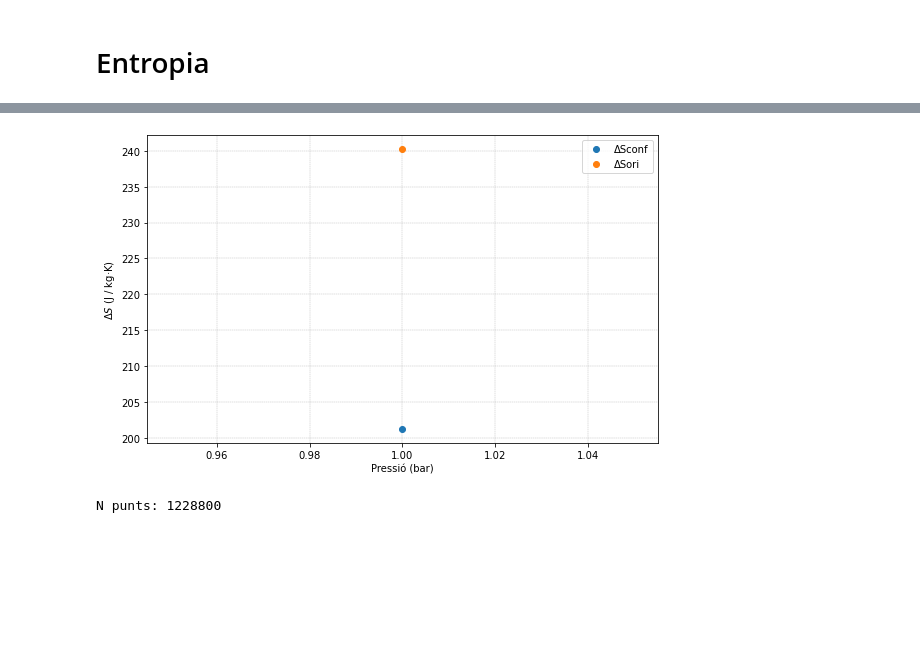
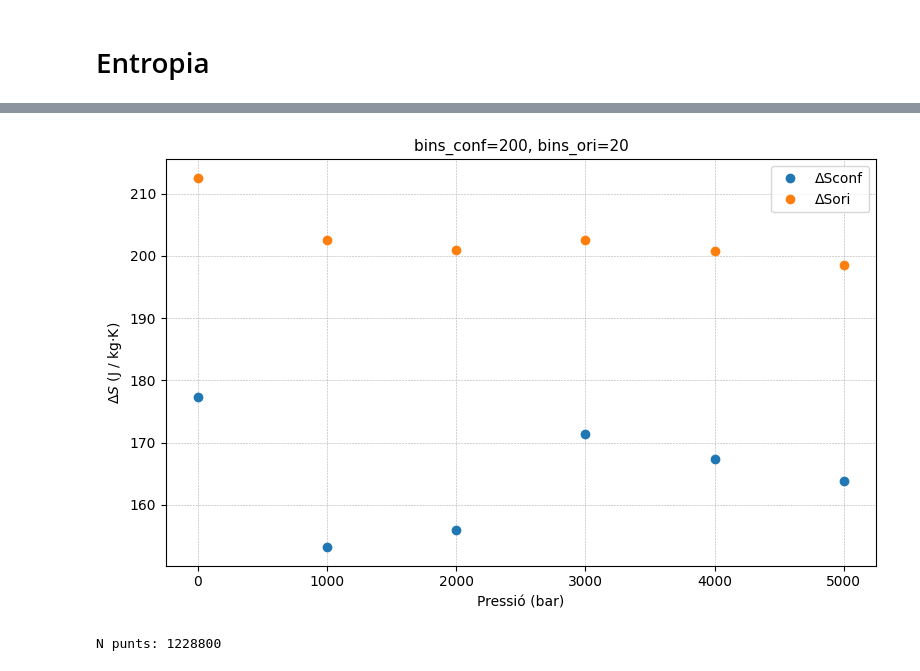
Before and after one commit to aressanu/ENTROPIES-25, a Jupyter notebook: PE.ipynb, the cells around one changed output, grey strips where cells are left out. Drawn from its saved outputs; the diff is of its cells as text; code cells hidden in the pictures; blank space fills up the shorter version.

```diff
--- a/PE.ipynb
+++ b/PE.ipynb
@@ -126,7 +127,7 @@ if (mac / "Desktop/doc/NPG").exists():
     print(f"BASE: MAC")
 else:
     BASE = "/home/aressanuy/Desktop/doc/pentaeritritol"
-    NOU  = f"{BASE}/P0/angula"
+    NOU  = f"{BASE}/filesang/"
     print(f"BASE: UPC")
 
 # ==================================================
@@ -134,11 +135,11 @@ else:
 # ==================================================
 parelles = {
     1:    (475, 480),
-    1000: (375, 380),
-    2000: (390, 395),
-    3000: (395, 400),
-    4000: (410, 415),
-    5000: (415, 420),
+    1000: (485, 490),
+    2000: (495, 500),
+    3000: (510, 515),
+    4000: (515, 520),
+    5000: (525, 530),
 }
 
 def nou_abans(P):
@@ -154,8 +155,8 @@ BASE: MAC
 # CONSTANTS I CODIS
 # =========================
 k      = 1.380649e-23
-mmol   = 0.120147       # kg/mol
-nmol   = 512
+mmol   = 0.13615       # kg/mol
+nmol   = 1024
 NA     = 6.02214076e23
 massa  = mmol/ NA   # kg (massa molecula del sistema)
 
@@ -277,37 +278,59 @@ def entropy_ori(fname, bins=100):
     Stot = Sthphi + Sthpsi + Sphipsi - Sth - Sphi - Spsi
     return Stot / massa , p
 # %%
-resultats = []
+def analitza_entropy(parelles, nou_abans, nou_despres, bins1=200, bins2=50):
+    """
+    Calcula ΔSconf, ΔSori i ΔStotal per a cada pressió,
+    mostra una taula formatada i fa el plot.
+    """
+    resultats = []
 
-parelles2 = [1]
+    for P in parelles:
+        Sc1 = entropy_conf(nou_abans(P), bins=bins1)[0]
+        Sc2 = entropy_conf(nou_despres(P), bins=bins1)[0]
+        So1 = entropy_ori(nou_abans(P), bins=bins2)[0]
+        So2 = entropy_ori(nou_despres(P), bins=bins2)[0]
 
-for P in parelles2:
-    Sc = -entropy_conf(nou_abans(P), bins=200)[0] + entropy_conf(nou_despres(P), bins=200)[0]
-    Sc1 = entropy_conf(nou_abans(P), bins=200)[0]
-    Sc2 = entropy_conf(nou_despres(P), bins=200)[0]
-    So = -entropy_ori(nou_abans(P), bins=20)[0] + entropy_ori(nou_despres(P), bins=20)[0]
-    So1 = entropy_ori(nou_abans(P), bins=20)[0]
-    So2 = entropy_ori(nou_despres(P), bins=20)[0]
-    St = Sc + So
+        Sc = -Sc1 + Sc2
+        So = -So1 + So2
+        St = Sc + So
 
-    resultats.append((P, Sc, So, St))
-    print(f"P={P:5d} bar  K Sc1={Sc1} Sc2={Sc2} Sc={Sc} So1={So1} So2={So2} So={So}  St={St}  J/(kg·K)")
-    print(f"P={P:5d} bar  K  Sc={Sc}  So={So}  St={St}  J/(kg·K)")
+        resultats.append((P, Sc1, Sc2, Sc, So1, So2, So, St))
 
-# Plot
-pressions = [r[0] for r in resultats]
-Sc_list   = [r[1] for r in resultats]
-So_list   = [r[2] for r in resultats]
-St_list   = [r[3] for r in resultats]
+    # ── Taula ─────────────────────────────────────────────────────────────────
+    col = 13
+    header = (f"{'P (bar)':>8}  {'Sc1':>{col}} {'Sc2':>{col}} {'ΔSc':>{col}}"
+              f"  {'So1':>{col}} {'So2':>{col}} {'ΔSo':>{col}}  {'ΔSt':>{col}}")
+    sep = "─" * len(header)
+    print(f"\nbins_conf={bins1}, bins_ori={bins2}")
+    print(sep)
+    print(header)
+    print(sep)
+    for P, Sc1, Sc2, Sc, So1, So2, So, St in resultats:
+        print(f"{P:>8d}  {Sc1:{col}.4f} {Sc2:{col}.4f} {Sc:{col}.4f}"
+              f"  {So1:{col}.4f} {So2:{col}.4f} {So:{col}.4f}  {St:{col}.4f}")
+    print(sep)
+    print("Unitats: J/(kg·K)")
 
-plt.figure(figsize=(8,5))
-plt.plot(pressions, Sc_list, 'o', label='ΔSconf')
-plt.plot(pressions, So_list, 'o', label='ΔSori')
-#plt.plot(pressions, St_list, 'o', label='ΔStotal')
-plt.xlabel('Pressió (bar)')
-plt.ylabel(r'$\Delta S$ (J / kg·K)')
-plt.legend()
-plt.grid(True, ls='--', lw=0.4)
-plt.tight_layout()
-plt.show()
+    # ── Plot ──────────────────────────────────────────────────────────────────
+    pressions = [r[0] for r in resultats]
+    Sc_list   = [r[3] for r in resultats]
+    So_list   = [r[6] for r in resultats]
+    St_list   = [r[7] for r in resultats]
+
+    plt.figure(figsize=(8, 5))
+    plt.title(f"bins_conf={bins1}, bins_ori={bins2}", fontsize=11)
+    plt.plot(pressions, Sc_list, 'o', label='ΔSconf')
+    plt.plot(pressions, So_list, 'o', label='ΔSori')
+    # plt.plot(pressions, St_list, 'o', label='ΔStotal')
+    plt.xlabel('Pressió (bar)')
+    plt.ylabel(r'$\Delta S$ (J / kg·K)')
+    plt.legend()
+    plt.grid(True, ls='--', lw=0.4)
+    plt.tight_layout()
+    plt.show()
+
+    #return resultats
+
+analitza_entropy(parelles, nou_abans, nou_despres, bins1=200, bins2=20)
 # %% [output]
@@ -316,4 +349,4 @@ P=    1 bar  K  Sc=201.26390999605508  So=240.20297107335045  St=441.46688106940
-[figure, old version]
+[figure, new version]
 # %%
 
 def count_points(fname):
```
Also changed, not shown: parts of 5 cells of this notebook, 2 other files.
